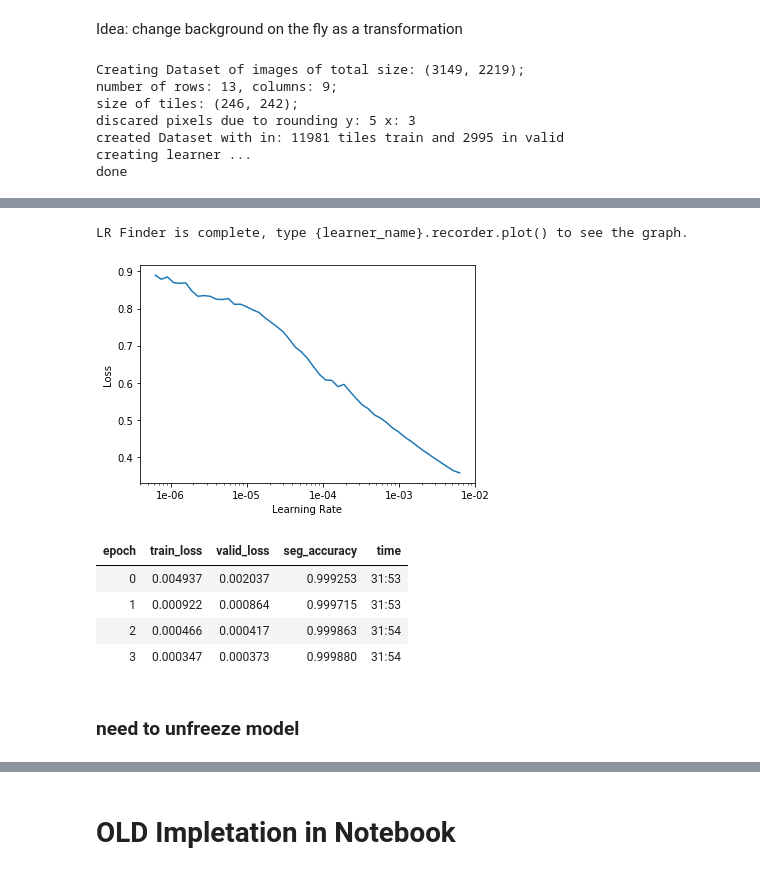
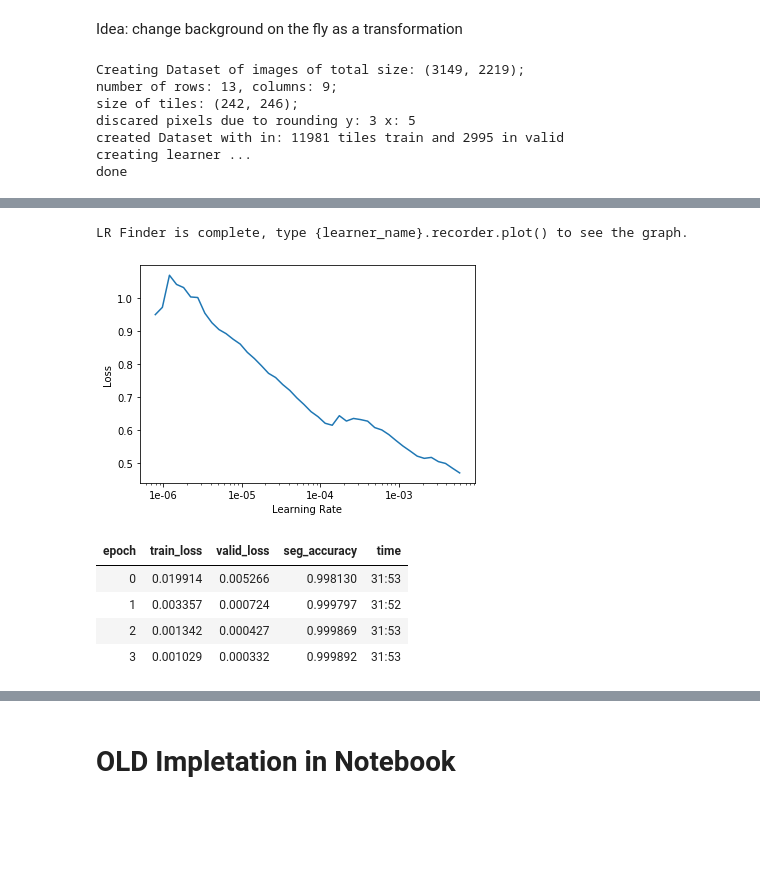
Before and after one commit to mone27/fruit-detection, a Jupyter notebook: segmentation_tiled.ipynb, the cells around one changed output, grey strips where cells are left out. Cells and saved outputs as stored; diff of their text form; code cells hidden in the pictures; blank space fills up the shorter version.

Commit message:
working on segmentation tile debug

```diff
--- a/segmentation_tiled.ipynb
+++ b/segmentation_tiled.ipynb
@@ -18,32 +21,30 @@ path_img_cbg = path / "custom_bg" / "0000_random_rotation"
 # %% [markdown]
 Idea: change background on the fly as a transformation
 # %%
-segm = SemanticSegmentationTile(path_img_cbg, path_lbl, max_tile_size=max_tile_size, bs=bs, max_tol=max_tol, transforms=[])
+segm = SemanticSegmentationTile(path_img_cbg, path_lbl, max_tile_size=max_tile_size, bs=bs, max_tol=max_tol)
 # %% [output]
 Creating Dataset of images of total size: (3149, 2219);
 number of rows: 13, columns: 9;
-size of tiles: (246, 242);
-discared pixels due to rounding y: 5 x: 3
+size of tiles: (242, 246);
+discared pixels due to rounding y: 3 x: 5
 created Dataset with in: 11981 tiles train and 2995 in valid
 creating learner ...
 done
 # %%
-segm.learn.lr_find()
+segm.learn.lr_find(end_lr = 100)
 segm.learn.recorder.plot()
 # %% [output]
 [interactive output not drawn]
 LR Finder is complete, type {learner_name}.recorder.plot() to see the graph.
-[figure, old version]
+[figure, new version]
 # %%
-segm.learn.fit_one_cycle(4, 2e-4)
+segm.learn.fit_one_cycle(4, 1e-3)
 # %% [output]
 | epoch | train_loss | valid_loss | seg_accuracy | time |
-| 0 | 0.004937 | 0.002037 | 0.999253 | 31:53 |
-| 1 | 0.000922 | 0.000864 | 0.999715 | 31:53 |
-| 2 | 0.000466 | 0.000417 | 0.999863 | 31:54 |
-| 3 | 0.000347 | 0.000373 | 0.999880 | 31:54 |
+| 0 | 0.019914 | 0.005266 | 0.998130 | 31:53 |
+| 1 | 0.003357 | 0.000724 | 0.999797 | 31:52 |
+| 2 | 0.001342 | 0.000427 | 0.999869 | 31:53 |
+| 3 | 0.001029 | 0.000332 | 0.999892 | 31:53 |
-# %% [markdown]
-### need to unfreeze model
 # %%
 segm.learn.recorder.plot_losses()
 # %% [output]
```
Also changed, not shown: parts of 39 cells of this notebook.
